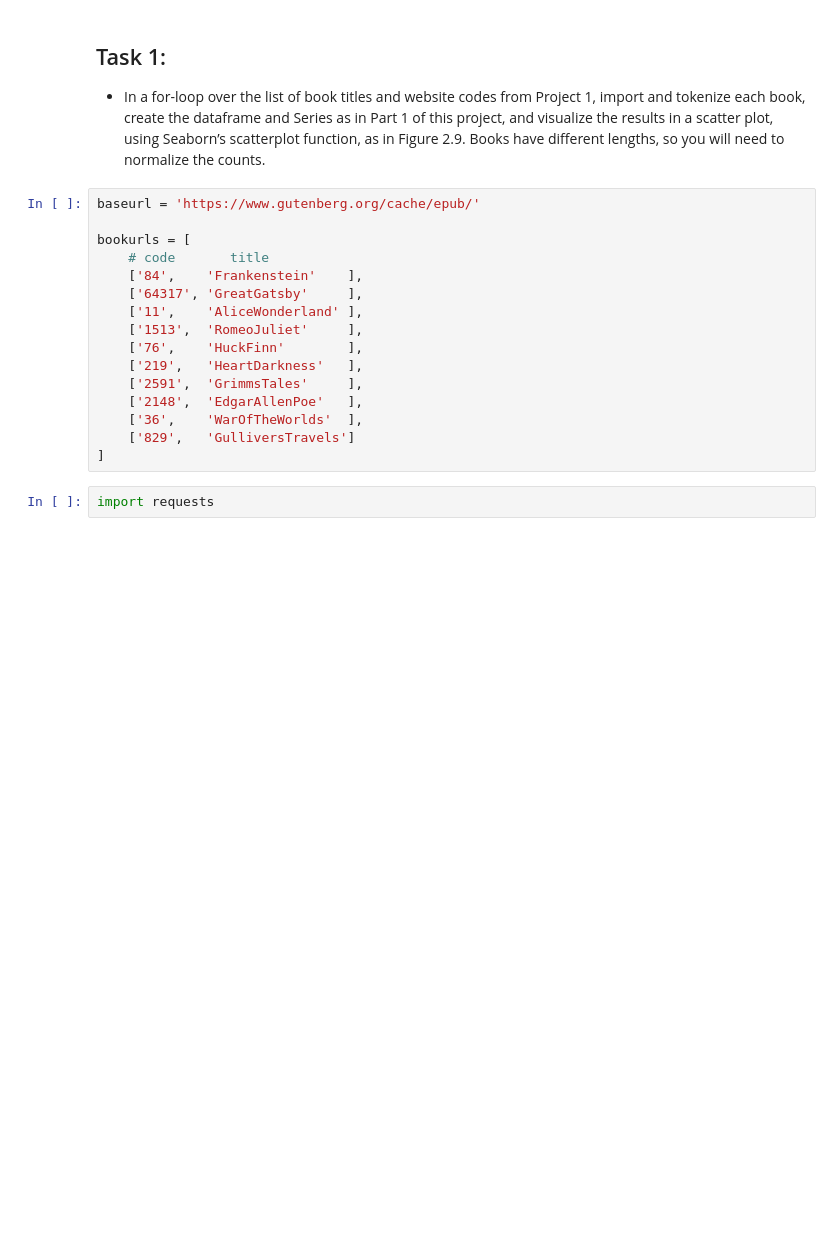
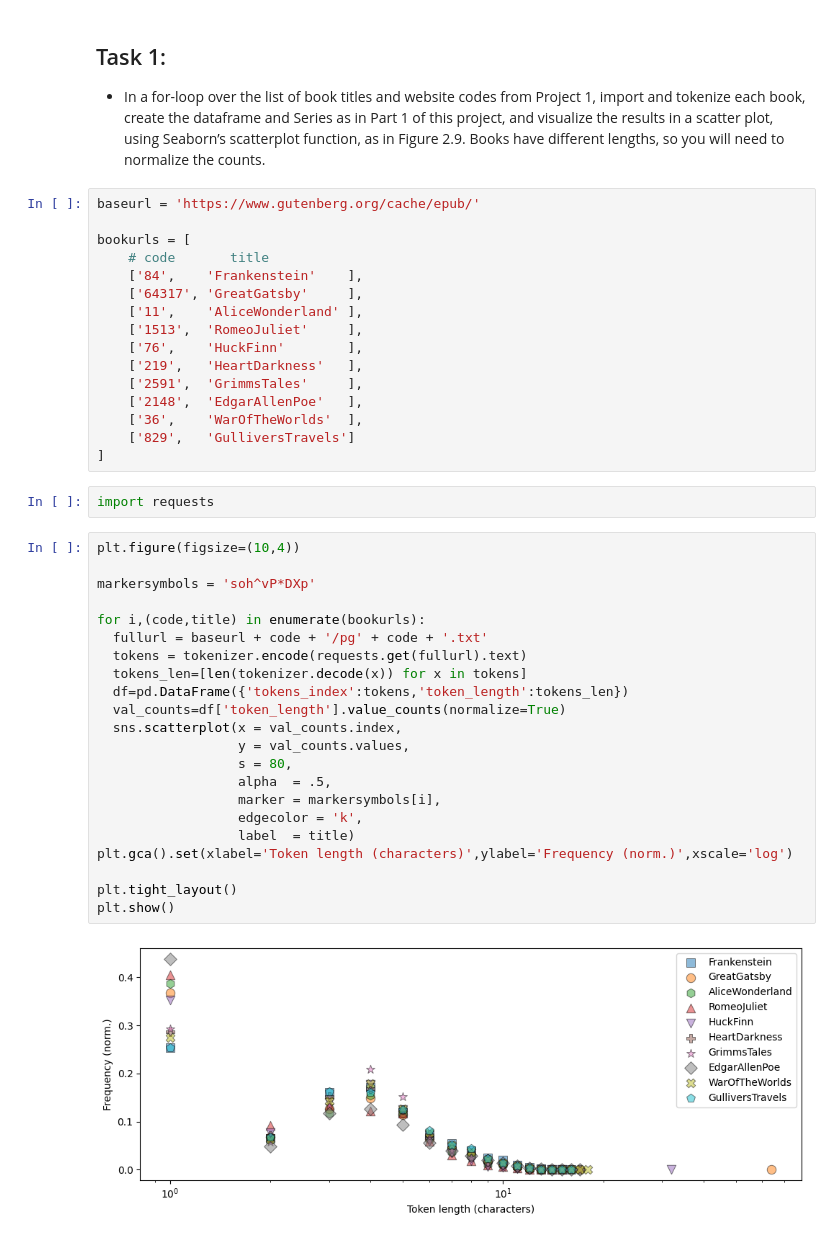
Before and after one commit to Saransh-Basu-01/50-Ml-Projects-to-understand-LLMs, a Jupyter notebook: Project_3_pandas_frequency_tables_of_token_length.ipynb, the cells around one changed output. Drawn from its saved outputs; the diff is of its cells as text; blank space fills up the shorter version.

```diff
--- a/Project_3_pandas_frequency_tables_of_token_length.ipynb
+++ b/Project_3_pandas_frequency_tables_of_token_length.ipynb
@@ -138,6 +138,30 @@ bookurls = [
 ]
 # %%
 import requests
+# %%
+plt.figure(figsize=(10,4))
+
+markersymbols = 'soh^vP*DXp'
+
+for i,(code,title) in enumerate(bookurls):
+  fullurl = baseurl + code + '/pg' + code + '.txt'
+  tokens = tokenizer.encode(requests.get(fullurl).text)
+  tokens_len=[len(tokenizer.decode(x)) for x in tokens]
+  df=pd.DataFrame({'tokens_index':tokens,'token_length':tokens_len})
+  val_counts=df['token_length'].value_counts(normalize=True)
+  sns.scatterplot(x = val_counts.index,
+                  y = val_counts.values,
+                  s = 80,
+                  alpha  = .5,
+                  marker = markersymbols[i],
+                  edgecolor = 'k',
+                  label  = title)
+plt.gca().set(xlabel='Token length (characters)',ylabel='Frequency (norm.)',xscale='log')
+
+plt.tight_layout()
+plt.show()
+# %% [output]
+[figure, added]
 # %%
 plt.figure(figsize=(10,4))
 
```
Also changed, not shown: parts of 1 cell of this notebook.
